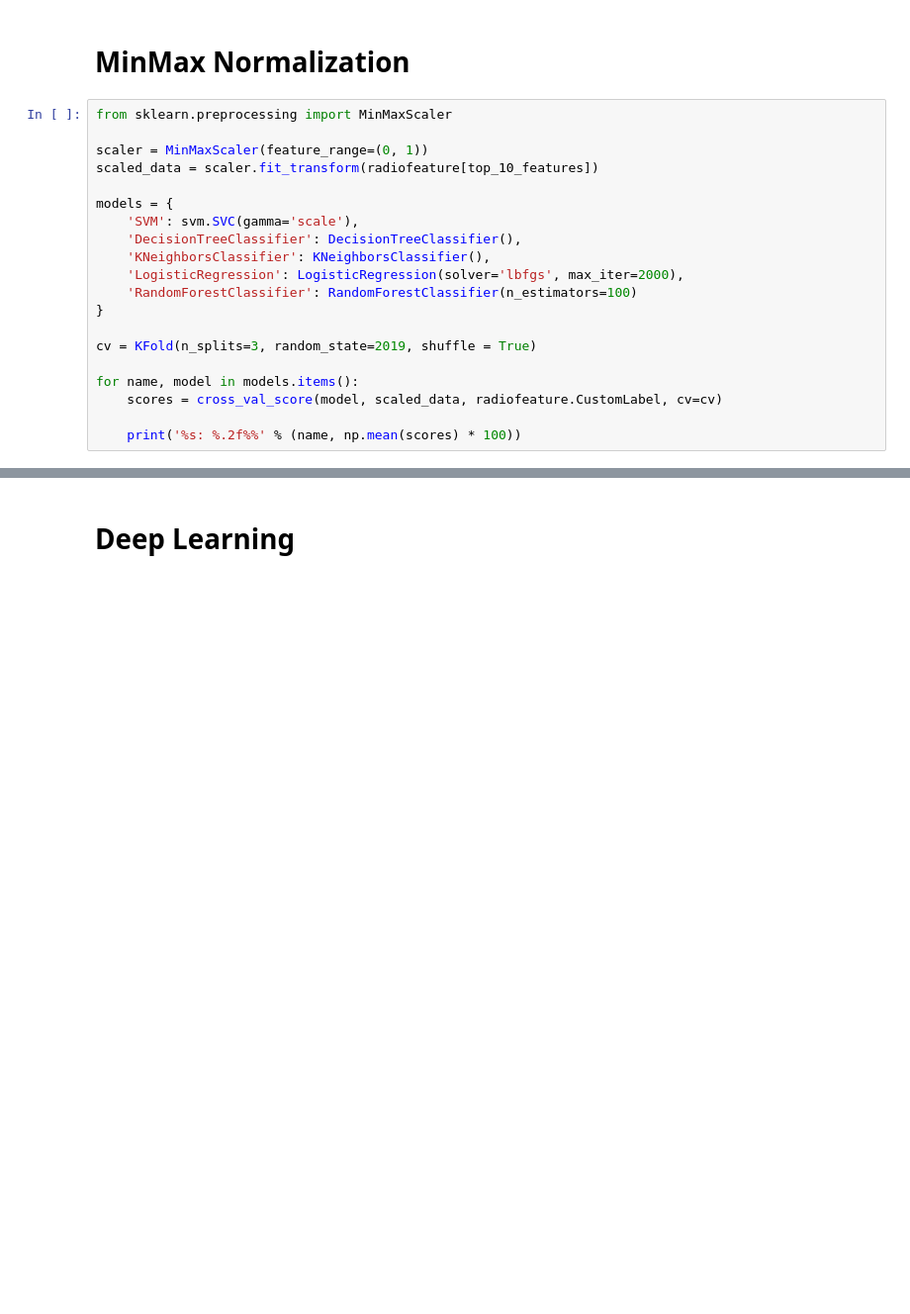
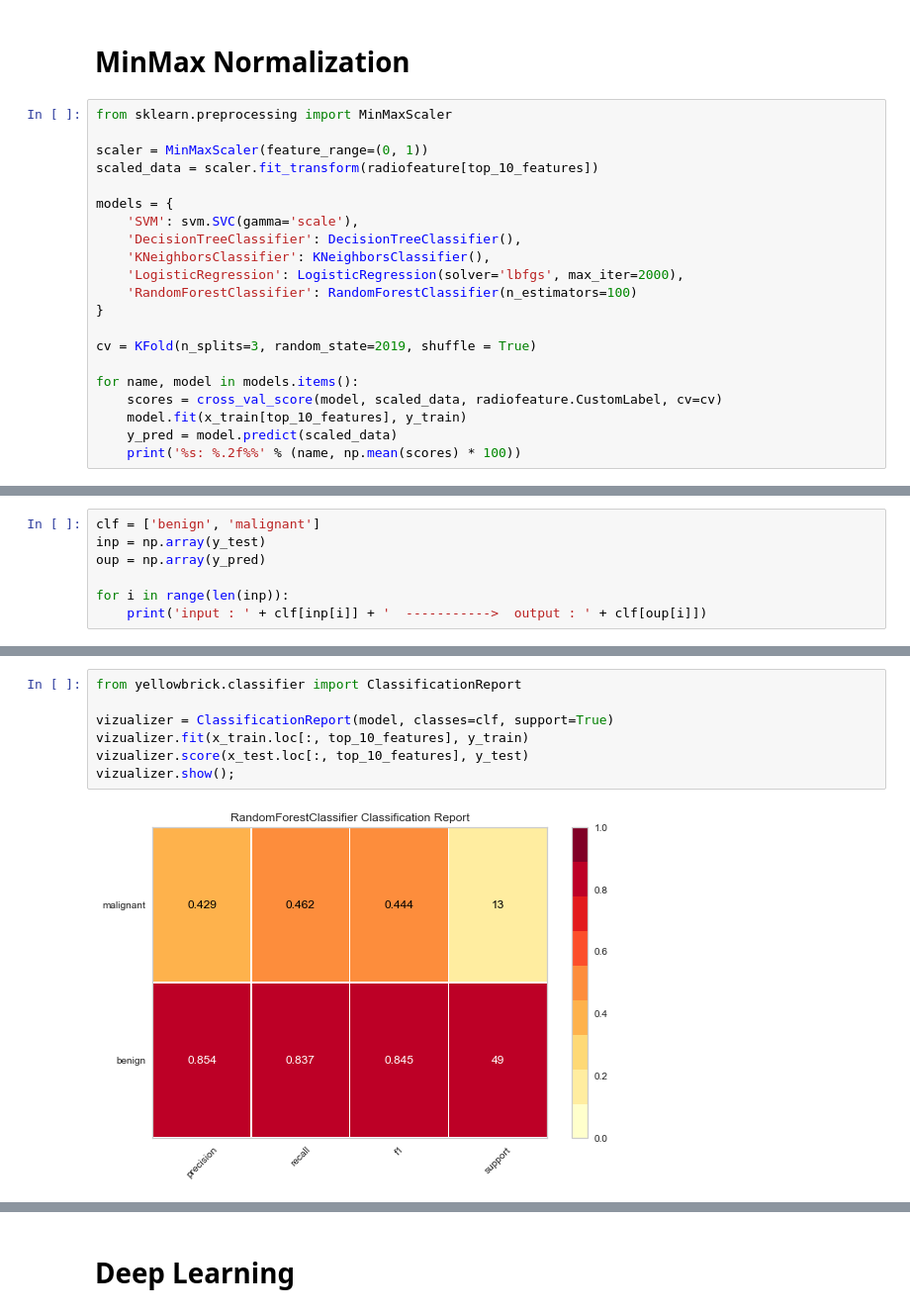
Before and after one commit to ganzerkim/MM_Radiomics, a Jupyter notebook: Radiomics_Model_Evaluation.ipynb, the cells around one changed output, grey strips where cells are left out. Shown at 99% size. Cells and saved outputs as stored; diff of their text form; blank space fills up the shorter version.

```diff
--- a/Radiomics_Model_Evaluation.ipynb
+++ b/Radiomics_Model_Evaluation.ipynb
@@ -243,6 +261,7 @@ cv = KFold(n_splits=3, random_state=2019, shuffle = True)
 
 for name, model in models.items():
     scores = cross_val_score(model, scaled_data, radiofeature.CustomLabel, cv=cv)
-
+    model.fit(x_train[top_10_features], y_train)
+    y_pred = model.predict(scaled_data)
     print('%s: %.2f%%' % (name, np.mean(scores) * 100))
 # %% [output]
@@ -253,0 +273,7 @@ RandomForestClassifier: 65.62%
+# %%
+clf = ['benign', 'malignant']
+inp = np.array(y_test)
+oup = np.array(y_pred)
+
+for i in range(len(inp)):
+    print('input : ' + clf[inp[i]] + '  ----------->  output : ' + clf[oup[i]])
@@ -253,0 +298,9 @@ RandomForestClassifier: 65.62%
+# %%
+from yellowbrick.classifier import ClassificationReport
+
+vizualizer = ClassificationReport(model, classes=clf, support=True)
+vizualizer.fit(x_train.loc[:, top_10_features], y_train)
+vizualizer.score(x_test.loc[:, top_10_features], y_test)
+vizualizer.show();
+# %% [output]
+[figure, added]
```
Also changed, not shown: parts of 17 cells of this notebook, 3 other files.
